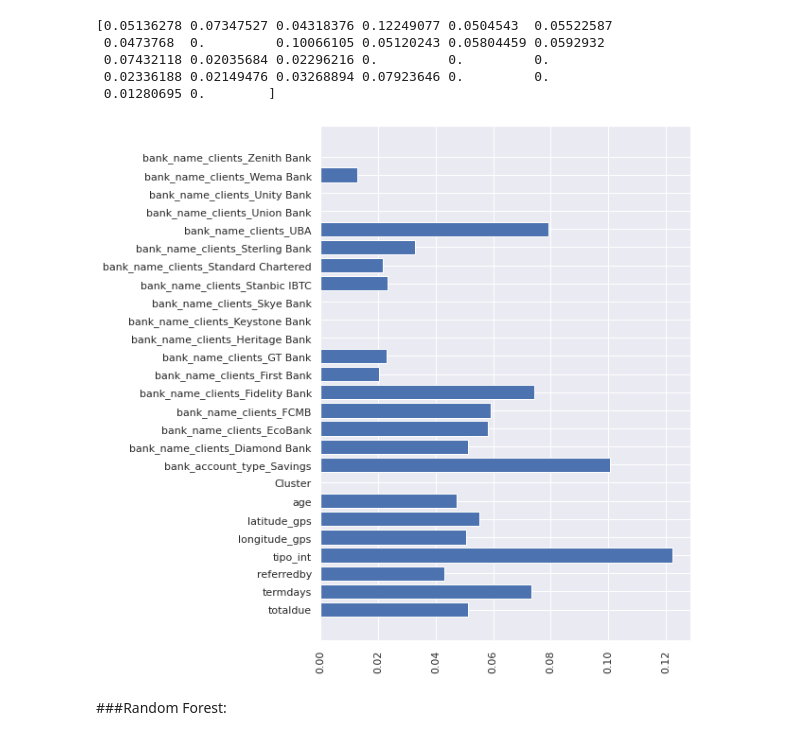
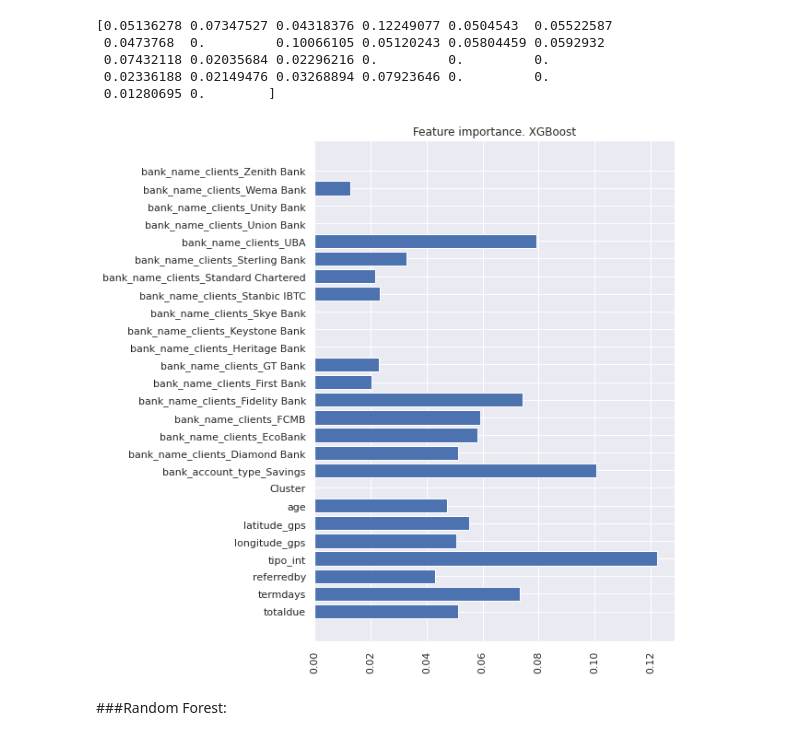
Before and after one commit to Enriquebadenas/DP3_G3, a Jupyter notebook: Copia_de_DP3_2022_05_10_v3.ipynb, the cells around one changed output. Cells and saved outputs as stored; diff of their text form; code cells hidden in the pictures.

```diff
--- a/Copia_de_DP3_2022_05_10_v3.ipynb
+++ b/Copia_de_DP3_2022_05_10_v3.ipynb
@@ -1490,12 +1490,13 @@ print(xgboost_mod.feature_importances_)
 # %%
 import matplotlib.pyplot as plt
 plt.figure(figsize=(7,10))
 bar_list = list(data_X_Test.columns)
 plt.xticks(rotation=90)
 plt.barh(bar_list, xgboost_mod.feature_importances_)
+plt.title('Feature importance. XGBoost')
 plt.show()
 # %% [output]
-[figure, old version]
+[figure, new version]
 # %% [markdown]
 ###Random Forest:
 # %%
```
Also changed, not shown: parts of 3 cells of this notebook.
